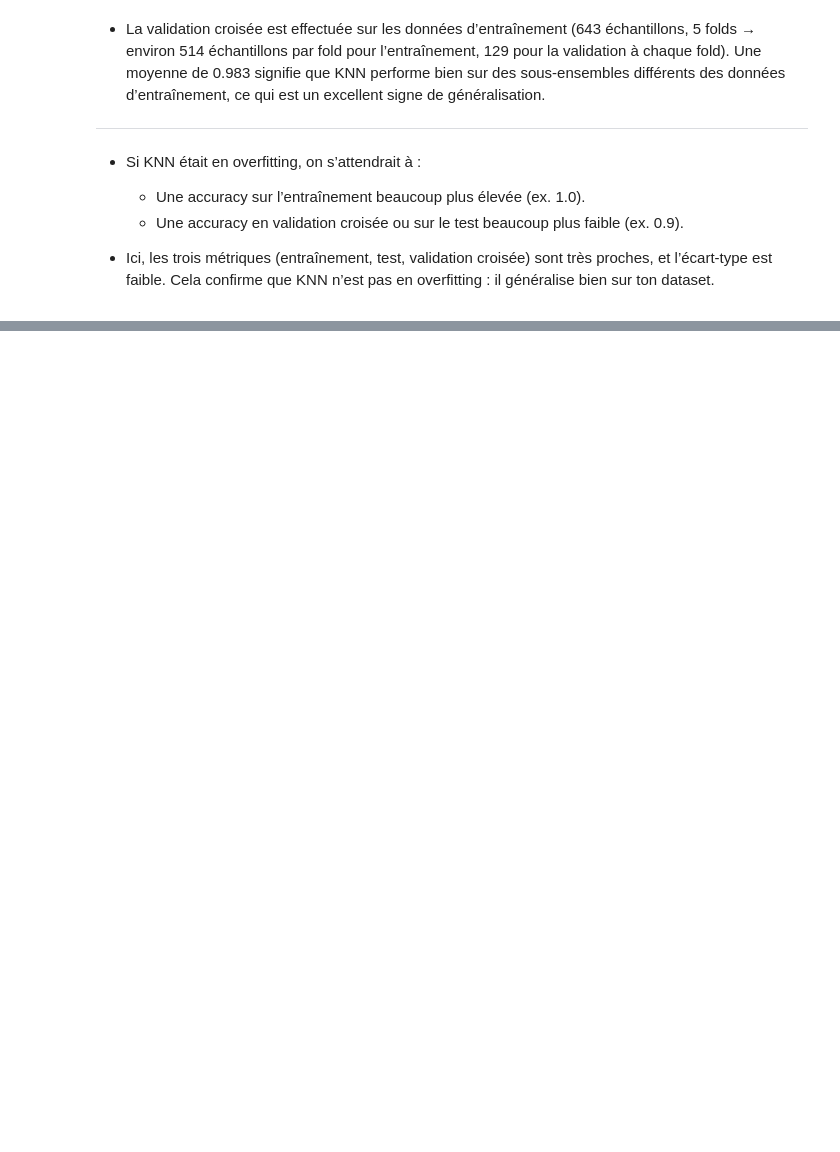
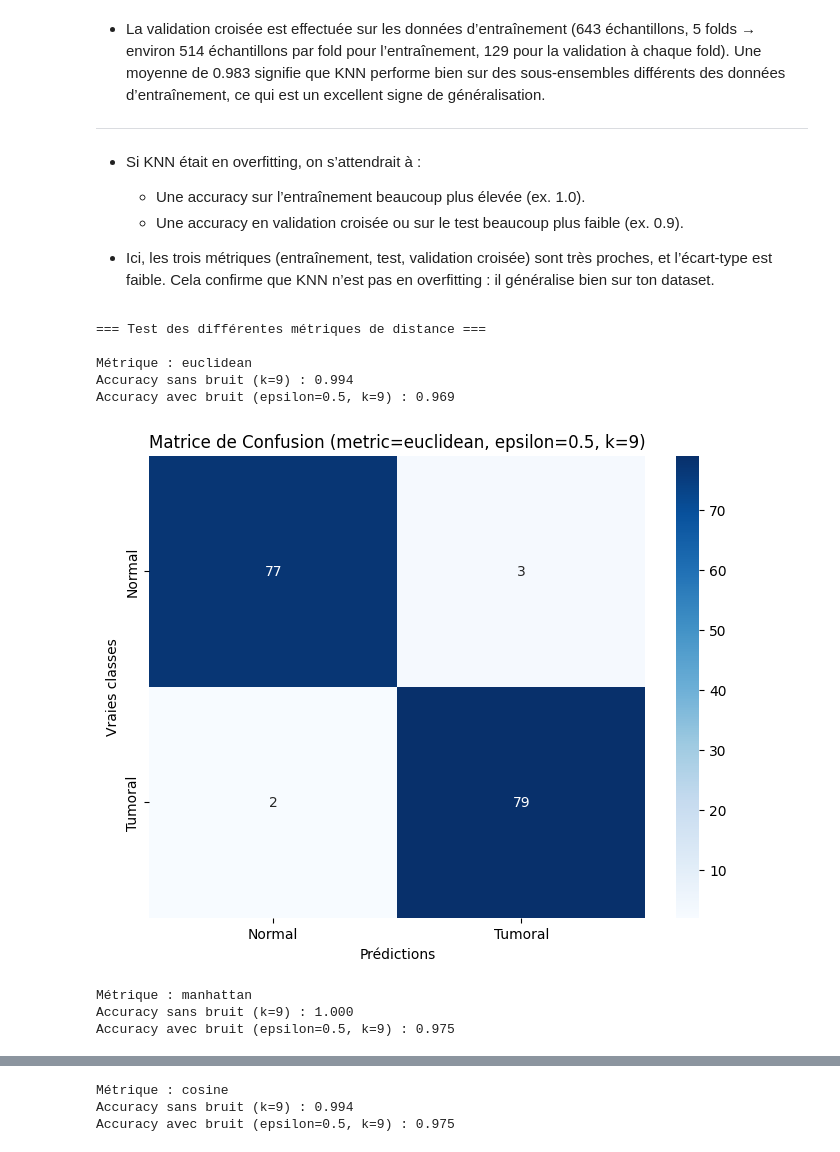
Before and after one commit to Laaliji/Colon-Cancer-Gene-Expression-Data-Classification-Analysis, a Jupyter notebook: TP1_Research.ipynb, the cells around one changed output, grey strips where cells are left out. Saved outputs shown, nothing was run; the diff lists cells and outputs as text; code cells hidden in the pictures; blank space fills up the shorter version.

```diff
--- a/TP1_Research.ipynb
+++ b/TP1_Research.ipynb
@@ -573,13 +573,17 @@ weighted avg       0.99      0.99      0.99       161
 # %% [markdown]
 KNN repose sur l'idée que des points de données similaires se trouvent à proximité les uns des autres dans un espace multidimensionnel. Pour faire une prédiction sur un nouveau point, l'algorithme identifie les "k" points les plus proches (les voisins) dans l'ensemble de données d'entraînement, en utilisant une mesure de distance (comme la distance euclidienne).
 # %%
+# Paramètres globaux
 k_values = [1, 3, 5, 7, 9, 11]
-accuracies_k = []
-
-# Utiliser les 15 gènes les plus variables
+epsilons = [0.5, 3.0]  # Pour la section initiale
+extended_epsilons = [0.1, 0.5, 1.0, 2.0, 3.0, 5.0]  # Pour tester la sensibilité au bruit
+metrics = ['euclidean', 'manhattan', 'cosine']
 selected_features = sorted_features[:15]
 X_train_subset = X_train_scaled[selected_features]
 X_test_subset = X_test_scaled[selected_features]
+
+print("=== Évaluation des différentes valeurs de k ===")
+accuracies_k = []
 
 for k in k_values:
     knn_model = KNeighborsClassifier(n_neighbors=k)
@@ -675,4 +680,7 @@ weighted avg       0.78      0.77      0.77       161
 # %%
+print("\n=== Validation croisée ===")
+
+knn_model = KNeighborsClassifier(n_neighbors=9)
 scores = cross_val_score(knn_model, X_train_subset, y_train, cv=5)
 print(f"Validation croisée (k=9, 15 gènes) : {scores.mean():.3f} ± {scores.std():.3f}")
 # %% [output]
@@ -685,3 +694,46 @@ Validation croisée (k=9, 15 gènes) : 0.983 ± 0.010
     * Une accuracy en validation croisée ou sur le test beaucoup plus faible (ex. 0.9).
 
 - Ici, les trois métriques (entraînement, test, validation croisée) sont très proches, et l’écart-type est faible. Cela confirme que KNN n’est pas en overfitting : il généralise bien sur ton dataset.
+# %%
+
+print("\n=== Test des différentes métriques de distance ===")
+for metric in metrics:
+    print(f"\nMétrique : {metric}")
+
+    # Tester sans bruit
+    knn_model = KNeighborsClassifier(n_neighbors=9, metric=metric)
+    knn_model.fit(X_train_subset, y_train)
+    y_pred = knn_model.predict(X_test_subset)
+    accuracy = accuracy_score(y_test, y_pred)
+    print(f"Accuracy sans bruit (k=9) : {accuracy:.3f}")
+
+    # Tester avec bruit avec epsilon=0.5
+    epsilon = 0.5
+    noise = np.random.normal(loc=0, scale=epsilon, size=X_test_subset.shape)
+    X_test_noisy = X_test_subset + noise
+
+    knn_model = KNeighborsClassifier(n_neighbors=9, metric=metric)
+    knn_model.fit(X_train_subset, y_train)
+    y_pred_noisy = knn_model.predict(X_test_noisy)
+    accuracy_noisy = accuracy_score(y_test, y_pred_noisy)
+    print(f"Accuracy avec bruit (epsilon={epsilon}, k=9) : {accuracy_noisy:.3f}")
+
+    # Matrice de confusion
+    conf_matrix_noisy = confusion_matrix(y_test, y_pred_noisy)
+    plt.figure(figsize=(8, 6))
+    sns.heatmap(conf_matrix_noisy, annot=True, fmt="d", cmap="Blues",
+                xticklabels=['Normal', 'Tumoral'], yticklabels=['Normal', 'Tumoral'])
+    plt.xlabel("Prédictions")
+    plt.ylabel("Vraies classes")
+    plt.title(f"Matrice de Confusion (metric={metric}, epsilon={epsilon}, k=9)")
+    plt.show()
+# %% [output]
+=== Test des différentes métriques de distance ===
+
+Métrique : euclidean
+Accuracy sans bruit (k=9) : 0.994
+Accuracy avec bruit (epsilon=0.5, k=9) : 0.969
+[figure, added]
+Métrique : manhattan
+Accuracy sans bruit (k=9) : 1.000
+Accuracy avec bruit (epsilon=0.5, k=9) : 0.975
@@ -687,0 +741,3 @@ Validation croisée (k=9, 15 gènes) : 0.983 ± 0.010
+Métrique : cosine
+Accuracy sans bruit (k=9) : 0.994
+Accuracy avec bruit (epsilon=0.5, k=9) : 0.975
```
Also changed, not shown: parts of 6 cells of this notebook.
